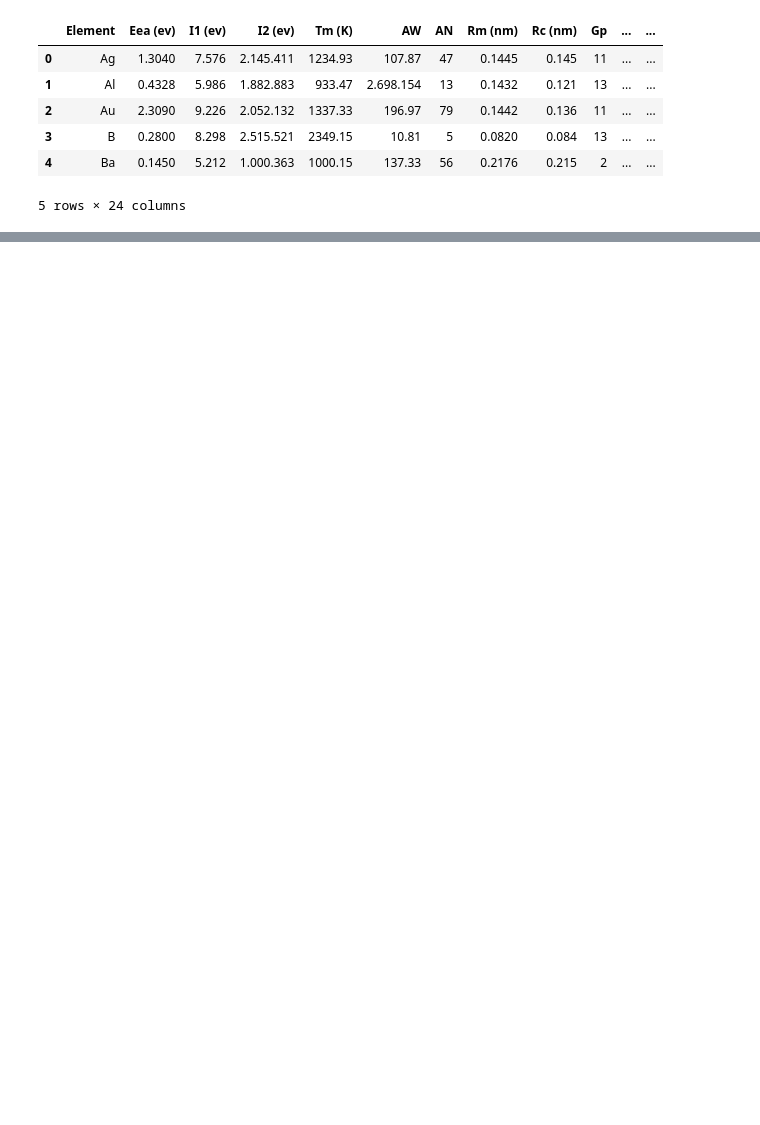
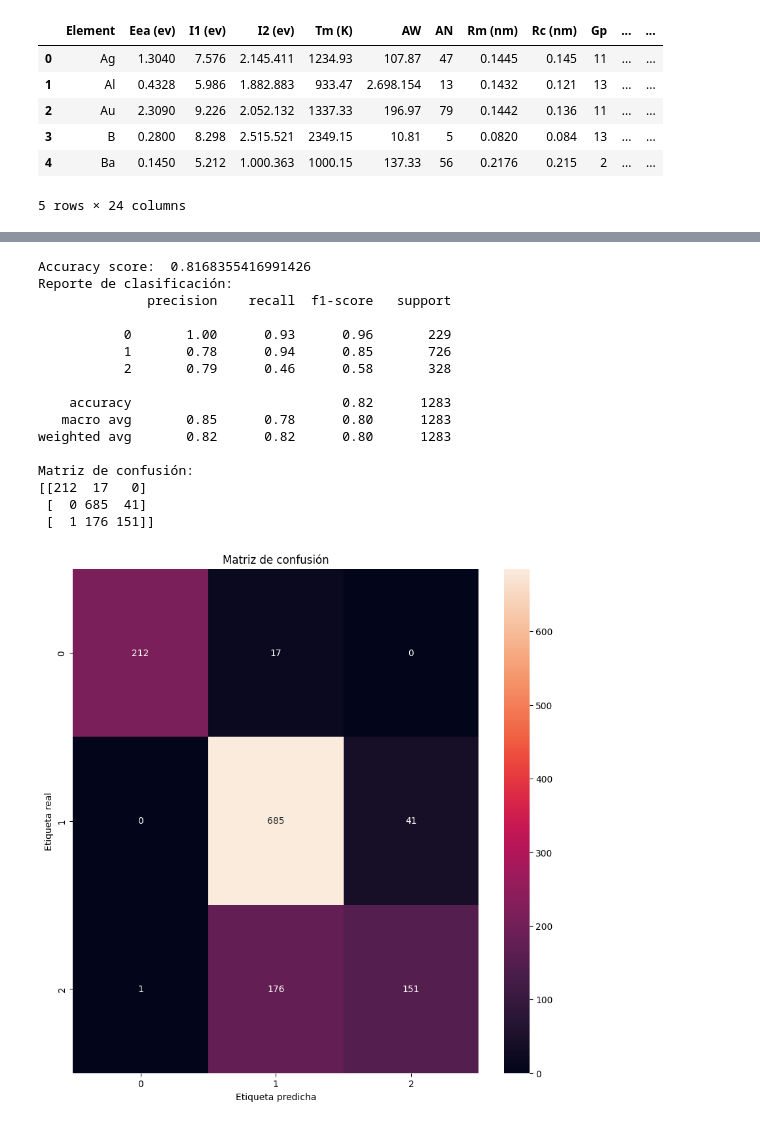
Before and after one commit to leocafo87/ProdDatos, a Jupyter notebook: notebooks/model.ipynb, the cells around one changed output, grey strips where cells are left out. Drawn from its saved outputs; the diff is of its cells as text; code cells hidden in the pictures; blank space fills up the shorter version.

Commit message:
Añadiendo modelo

```diff
--- a/notebooks/model.ipynb
+++ b/notebooks/model.ipynb
@@ -76,0 +66,61 @@ El df está vacio
+# %%
+#Convertir el X_train y X_test en números
+X_train = X_train.apply(pd.to_numeric, errors='coerce')
+X_test = X_test.apply(pd.to_numeric, errors='coerce')
+# %%
+#Normalizar los datos
+from sklearn.preprocessing import StandardScaler
+scaler = StandardScaler()
+X_train_scaled = scaler.fit_transform(X_train)
+X_test_scaled = scaler.transform(X_test)
+# %%
+#Fillna
+X_train_scaled = pd.DataFrame(X_train_scaled).fillna(0)
+X_test_scaled = pd.DataFrame(X_test_scaled).fillna(0)
+# %%
+from sklearn.ensemble import RandomForestClassifier
+from sklearn.metrics import accuracy_score, classification_report, confusion_matrix
+#Crear el modelo
+model = RandomForestClassifier(n_estimators=100, max_depth=10, random_state=42)
+#Entrenar el modelo
+model.fit(X_train_scaled, y_train)
+#Predecir con el modelo
+y_pred = model.predict(X_test_scaled)
+# %%
+#Calcular la precisión del modelo
+print('Accuracy score: ', accuracy_score(y_test, y_pred))
+#Reporte de clasificación
+print('Reporte de clasificación: ')
+print(classification_report(y_test, y_pred))
+
+#Matriz de confusión
+print('Matriz de confusión: ')
+print(confusion_matrix(y_test, y_pred))
+
+#Gráficar la matriz de confusión
+import matplotlib.pyplot as plt
+import seaborn as sns
+plt.figure(figsize=(10, 10))
+sns.heatmap(confusion_matrix(y_test, y_pred), annot=True, fmt="d")
+plt.title("Matriz de confusión")
+plt.ylabel('Etiqueta real')
+plt.xlabel('Etiqueta predicha')
+plt.show()
+# %% [output]
+Accuracy score:  0.8168355416991426
+Reporte de clasificación:
+              precision    recall  f1-score   support
+
+           0       1.00      0.93      0.96       229
+           1       0.78      0.94      0.85       726
+           2       0.79      0.46      0.58       328
+
+    accuracy                           0.82      1283
+   macro avg       0.85      0.78      0.80      1283
+weighted avg       0.82      0.82      0.80      1283
+
+Matriz de confusión:
+[[212  17   0]
+ [  0 685  41]
+ [  1 176 151]]
+[figure, added]
```
Also changed, not shown: parts of 11 cells of this notebook, 19 other files.
